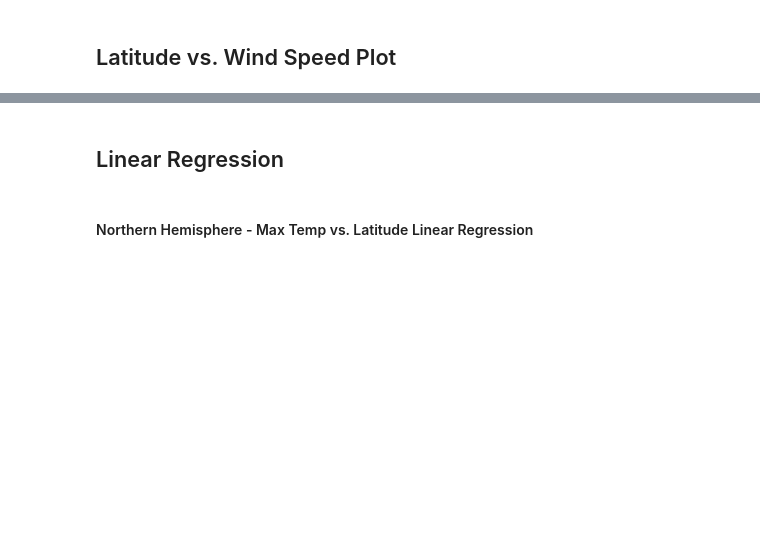
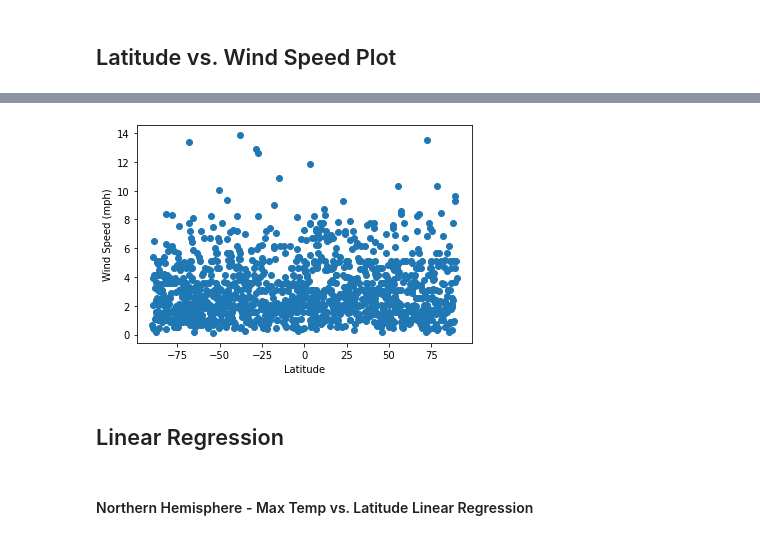
Before and after one commit to Munseaux/python-api-challenge, a Jupyter notebook: WeatherPy.ipynb, the cells around one changed output, grey strips where cells are left out. Drawn from its saved outputs; the diff is of its cells as text; code cells hidden in the pictures; blank space fills up the shorter version.

```diff
--- a/WeatherPy.ipynb
+++ b/WeatherPy.ipynb
@@ -152,3 +182,10 @@ Int64Index([], dtype='int64')
+# %%
+plt.scatter(weather_df['Latitude'], weather_df['Wind Speed (mph)'])
+plt.ylabel('Wind Speed (mph)')
+plt.xlabel('Latitude')
+plt.show()
+# %% [output]
+[figure, added]
 # %% [markdown]
 ## Linear Regression
 # %% [markdown]
```
Also changed, not shown: parts of 19 cells of this notebook, 1 other file.
